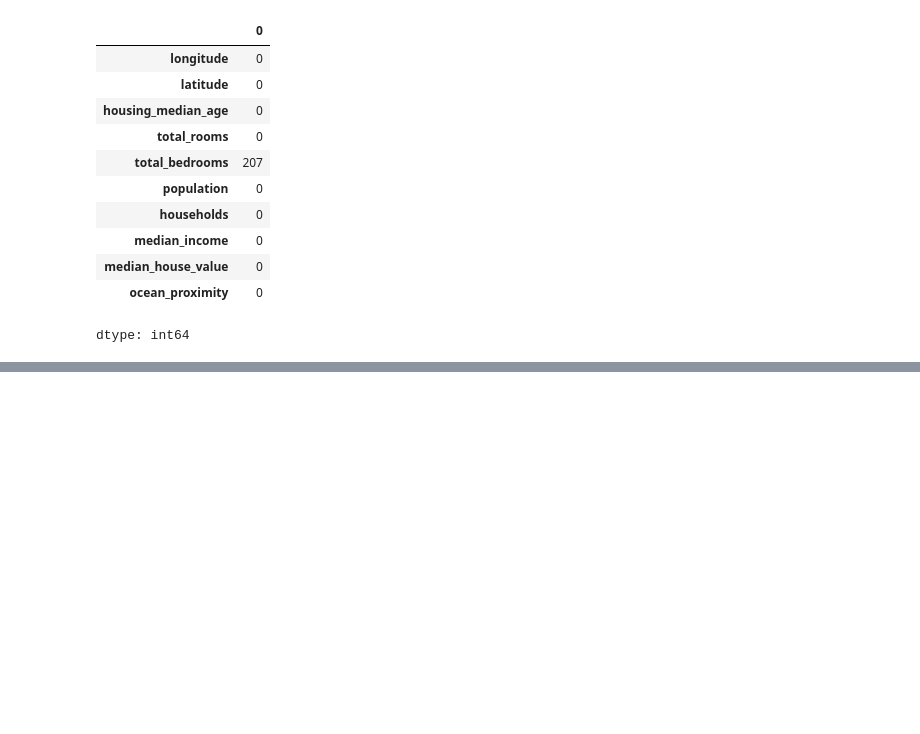
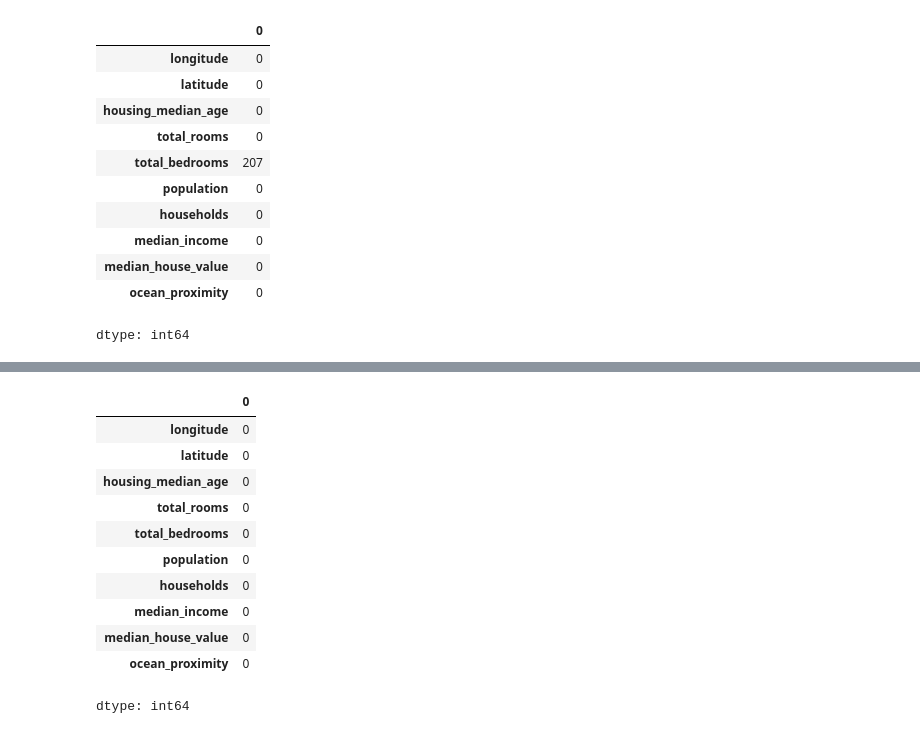
Before and after one commit to RameezHiro/California-Housing-Prices, a Jupyter notebook: California_House_Price_Prediction.ipynb, the cells around one changed output, grey strips where cells are left out. Drawn from its saved outputs; the diff is of its cells as text; code cells hidden in the pictures; blank space fills up the shorter version.

```diff
--- a/California_House_Price_Prediction.ipynb
+++ b/California_House_Price_Prediction.ipynb
@@ -175,0 +207,8 @@ dtype: int64
+# %%
+median = df["total_bedrooms"].median()
+
+df["total_bedrooms"].fillna(median, inplace=True)
+
+median
+
+df['total_bedrooms'].loc[null_rows_idx].head()
@@ -175,0 +223,15 @@ dtype: int64
+# %%
+df.isnull().sum()
+# %% [output]
+|  | 0 |
+| longitude | 0 |
+| latitude | 0 |
+| housing_median_age | 0 |
+| total_rooms | 0 |
+| total_bedrooms | 0 |
+| population | 0 |
+| households | 0 |
+| median_income | 0 |
+| median_house_value | 0 |
+| ocean_proximity | 0 |
+dtype: int64
```
Also changed, not shown: parts of 35 cells of this notebook.
